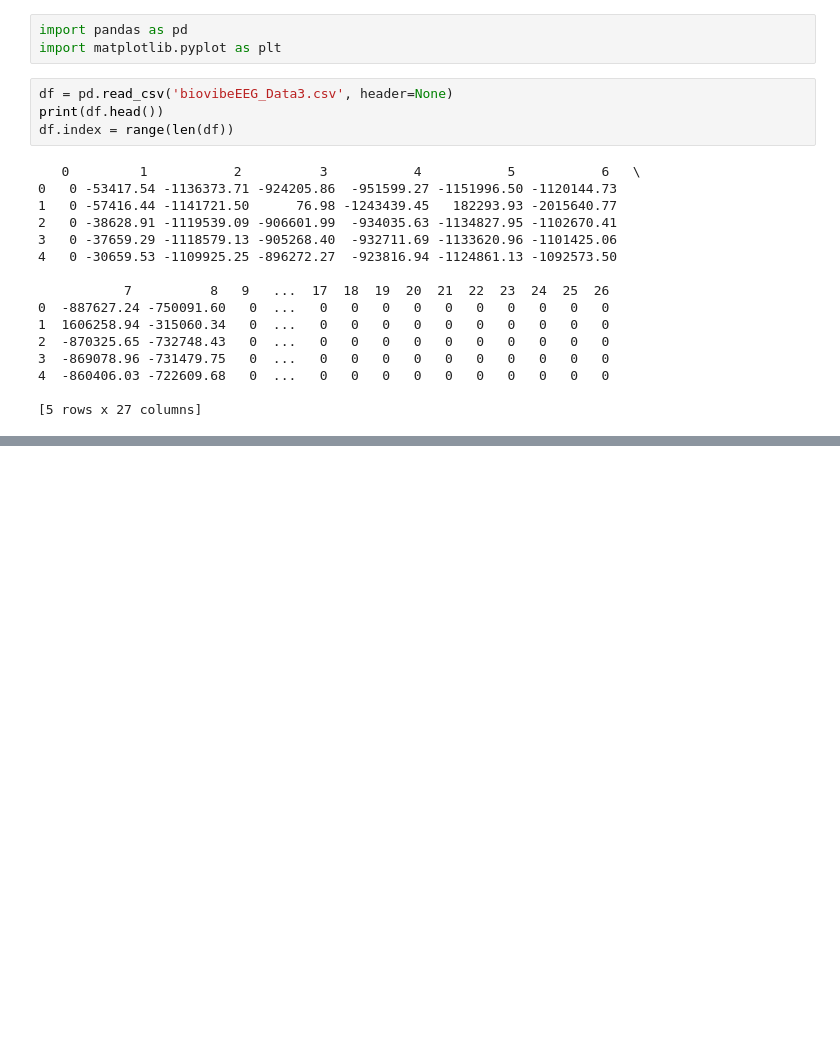
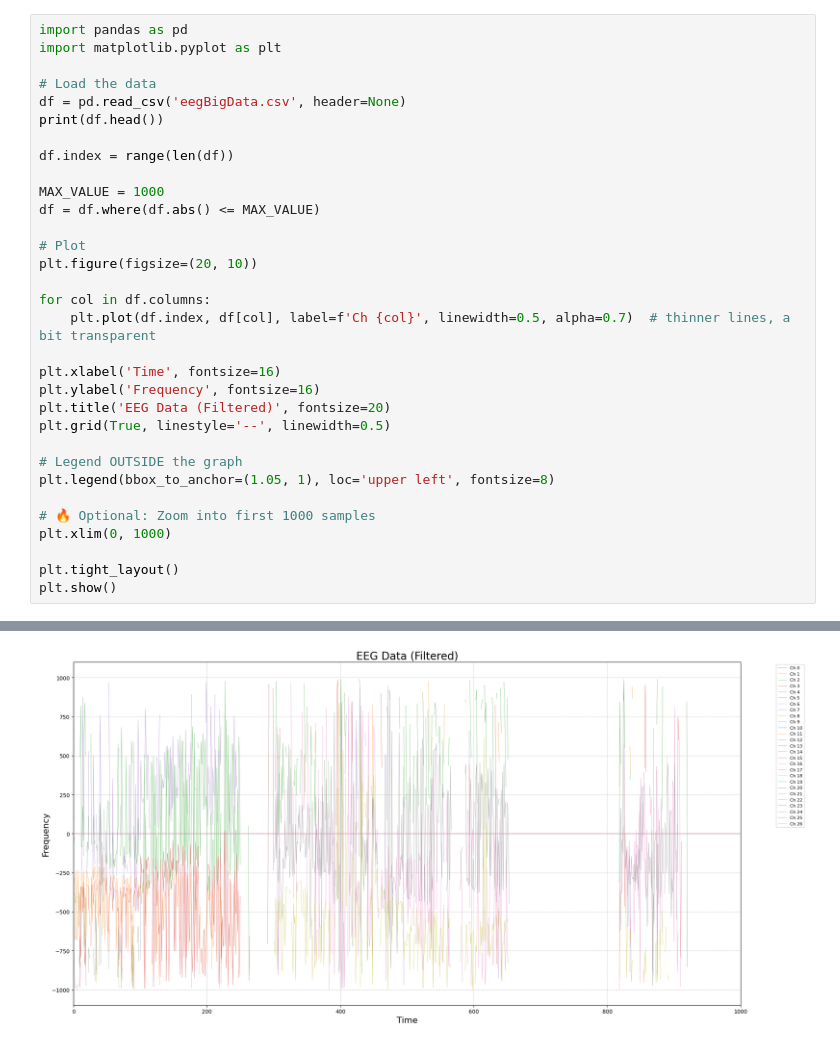
Before and after one commit to Biovibe/Jupiter-Notebook, a Jupyter notebook: EEGdata.ipynb, the cells around one changed output, grey strips where cells are left out. Drawn from its saved outputs; the diff is of its cells as text; blank space fills up the shorter version.

```diff
--- a/EEGdata.ipynb
+++ b/EEGdata.ipynb
@@ -1,23 +1,33 @@
-# %%
-import pandas as pd
-import matplotlib.pyplot as plt
-# %%
-df = pd.read_csv('biovibeEEG_Data3.csv', header=None)
-print(df.head())
-df.index = range(len(df))
-# %% [output]
-   0         1           2          3           4           5           6   \
-0   0 -53417.54 -1136373.71 -924205.86  -951599.27 -1151996.50 -1120144.73
-1   0 -57416.44 -1141721.50      76.98 -1243439.45   182293.93 -2015640.77
-2   0 -38628.91 -1119539.09 -906601.99  -934035.63 -1134827.95 -1102670.41
-3   0 -37659.29 -1118579.13 -905268.40  -932711.69 -1133620.96 -1101425.06
-4   0 -30659.53 -1109925.25 -896272.27  -923816.94 -1124861.13 -1092573.50
-
-           7          8   9   ...  17  18  19  20  21  22  23  24  25  26
-0  -887627.24 -750091.60   0  ...   0   0   0   0   0   0   0   0   0   0
-1  1606258.94 -315060.34   0  ...   0   0   0   0   0   0   0   0   0   0
-2  -870325.65 -732748.43   0  ...   0   0   0   0   0   0   0   0   0   0
-3  -869078.96 -731479.75   0  ...   0   0   0   0   0   0   0   0   0   0
-4  -860406.03 -722609.68   0  ...   0   0   0   0   0   0   0   0   0   0
-
-[5 rows x 27 columns]
+# %%
+import pandas as pd
+import matplotlib.pyplot as plt
+
+# Load the data
+df = pd.read_csv('eegBigData.csv', header=None)
+print(df.head())
+
+df.index = range(len(df))
+
+MAX_VALUE = 1000
+df = df.where(df.abs() <= MAX_VALUE)
+
+# Plot
+plt.figure(figsize=(20, 10))
+
+for col in df.columns:
+    plt.plot(df.index, df[col], label=f'Ch {col}', linewidth=0.5, alpha=0.7)  # thinner lines, a bit transparent
+
+plt.xlabel('Time', fontsize=16)
+plt.ylabel('Frequency', fontsize=16)
+plt.title('EEG Data (Filtered)', fontsize=20)
+plt.grid(True, linestyle='--', linewidth=0.5)
+
+# Legend OUTSIDE the graph
+plt.legend(bbox_to_anchor=(1.05, 1), loc='upper left', fontsize=8)
+
+# 🔥 Optional: Zoom into first 1000 samples
+plt.xlim(0, 1000)
+
+plt.tight_layout()
+plt.show()
+# %% [output]
@@ -24 +49,2 @@ df.index = range(len(df))
+[figure, added]
 # %%
```
Also changed, not shown: parts of 2 cells of this notebook, 1 other file.
